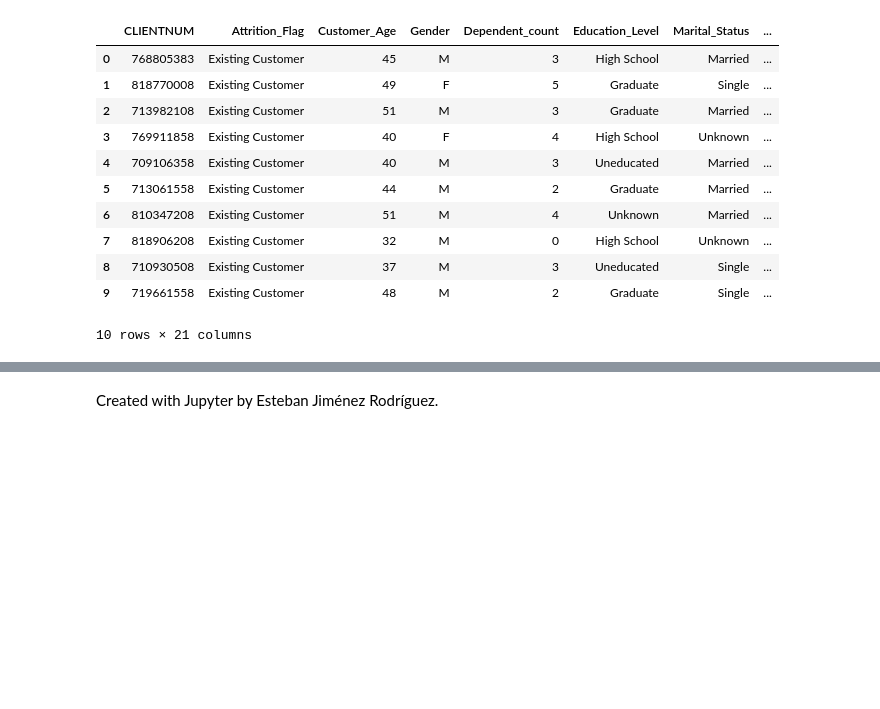
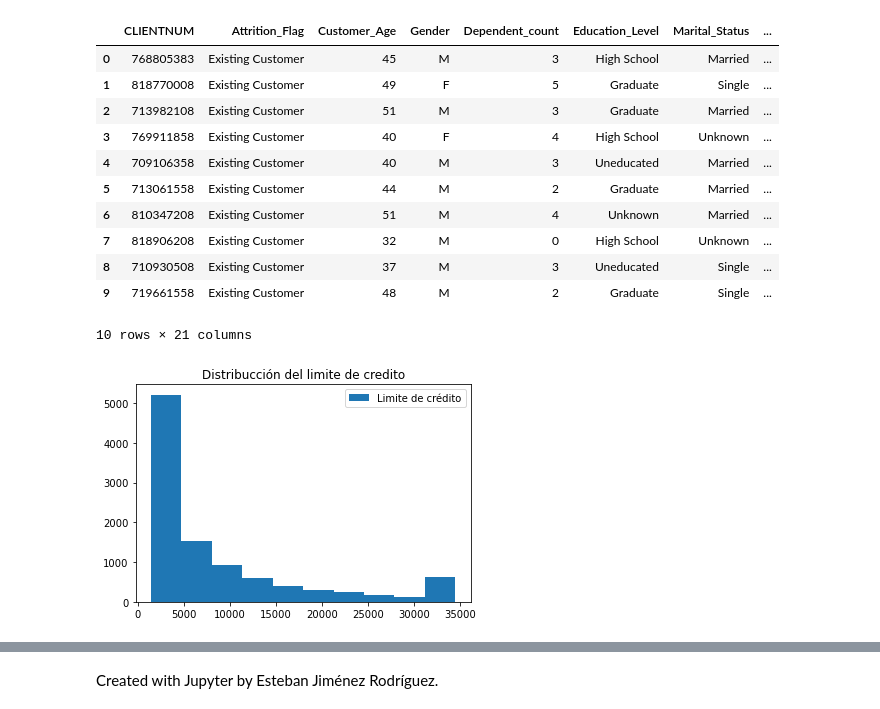
Before and after one commit to IvanArellanoRuelas/ProyectoModulo1_ArellanoI_LafargaI, a Jupyter notebook: ProyectoModulo1_ArellanoI_LafargaI.ipynb, the cells around one changed output, grey strips where cells are left out. Drawn from its saved outputs; the diff is of its cells as text; code cells hidden in the pictures; blank space fills up the shorter version.

```diff
--- a/ProyectoModulo1_ArellanoI_LafargaI.ipynb
+++ b/ProyectoModulo1_ArellanoI_LafargaI.ipynb
@@ -95,0 +98,7 @@ import matplotlib.pyplot as plt
+# %%
+plt.hist(db['Credit_Limit'],label='Limite de crédito')
+plt.title('Distribucción del limite de credito')
+plt.legend()
+plt.show();
+# %% [output]
+[figure, added]
```
Also changed, not shown: parts of 10 cells of this notebook, 1 other file.
